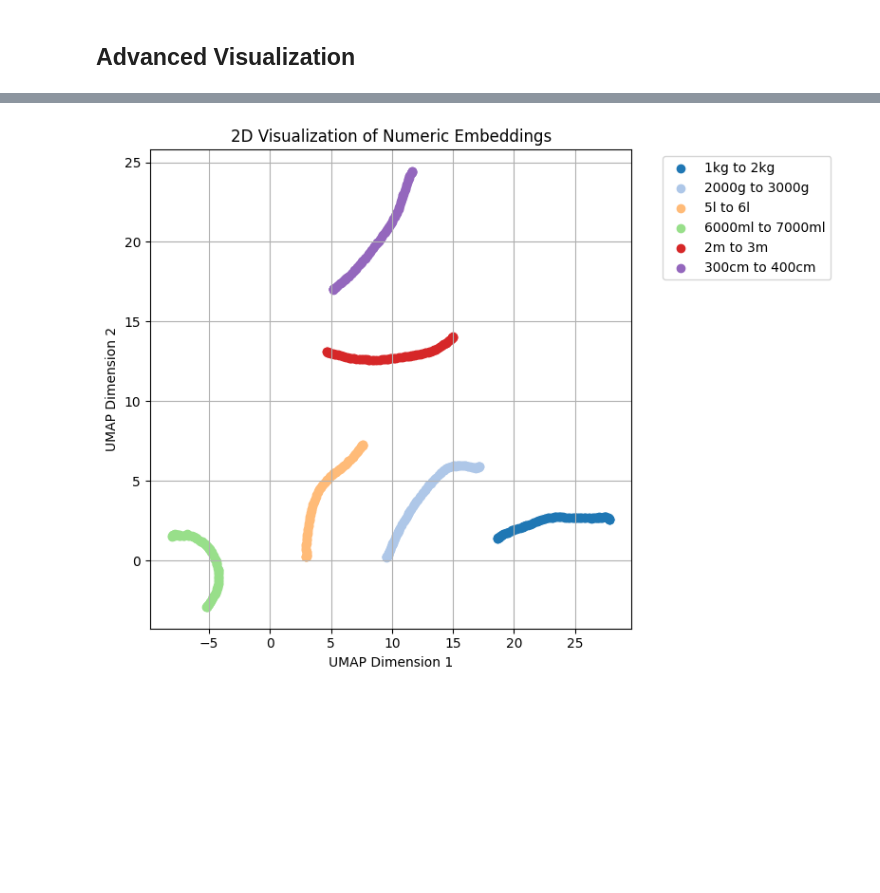
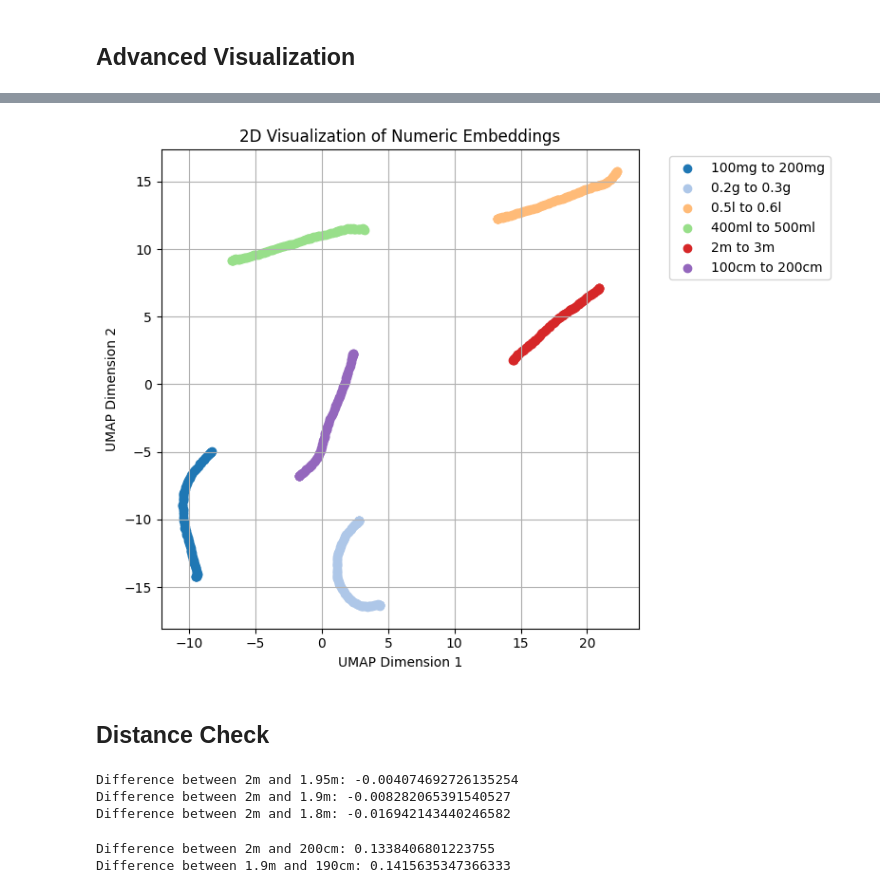
Before and after one commit to sucpark/NumericalNet, a Jupyter notebook: notebooks/test_numericnet_v1.ipynb, the cells around one changed output, grey strips where cells are left out. Saved outputs shown, nothing was run; the diff lists cells and outputs as text; code cells hidden in the pictures; blank space fills up the shorter version.

```diff
--- a/notebooks/test_numericnet_v1.ipynb
+++ b/notebooks/test_numericnet_v1.ipynb
@@ -223,5 +230,5 @@ plot_loss(train_losses, valid_losses)
 # %%
-output_path = "../output/numericnet_v1"
+output_path = "../output/20240403_numericalnet_small_dim200"
 os.makedirs(output_path, exist_ok=True)
 
 unit_to_idx_path = os.path.join(output_path, "unit_to_idx.json")
@@ -321,16 +328,15 @@ digit_unit_ranges = [
     ("cm", 1, 100, 0.1),
 ]
 
-# Get Digit*Unit Embedding
 numeric_digit_embeddings = []
 numeric_digit_labels = []
-for idx, (unit, start, end, step) in enumerate(digit_unit_ranges):
-    temp_digit_unit_range = get_numeric_range(start, end, step)
-    for digit in temp_digit_unit_range:
-        temp_embedding = get_numeric_unit_embedding(digit, unit, model, device)
-        numeric_digit_embeddings.append(temp_embedding)
-        temp_label = np.ones(temp_embedding.shape[0])*idx
-        numeric_digit_labels.append(temp_label)
+with torch.no_grad():
+    for idx, (unit, start, end, step) in enumerate(digit_unit_ranges):
+        temp_digit_unit_range = get_numeric_range(start, end, step)
+        for digit in temp_digit_unit_range:
+            temp_embedding = model.get_digit_unit_embedding(digit, unit)
+            numeric_digit_embeddings.append(temp_embedding.cpu().numpy())
+        numeric_digit_labels.append(np.ones(len(temp_digit_unit_range))*idx)
 
 embeddings = np.concatenate(numeric_digit_embeddings)
 embeddings_2d = apply_umap(embeddings)
@@ -457,45 +462,47 @@ plt.show()
 # %%
 digit_unit_ranges = [
-    ("kg", 1, 2, 0.01),
-    ("g", 2000, 3000, 10),
-    ("l", 5, 6, 0.01),
-    ("ml", 6000, 7000, 10),
+    ("mg", 100, 200, 1),
+    ("g", 0.2, 0.3, 0.001),
+    ("l", 0.5, 0.6, 0.001),
+    ("ml", 400, 500, 1),
     ("m", 2, 3, 0.01),
-    ("cm", 300, 400, 1),
+    ("cm", 100, 200, 1),
 ]
 
 numeric_digit_embeddings = []
 numeric_digit_labels = []
-for idx, (unit, start, end, step) in enumerate(digit_unit_ranges):
-    temp_digit_unit_range = get_numeric_range(start, end, step)
-    for digit in temp_digit_unit_range:
-        temp_embedding = get_numeric_unit_embedding(digit, unit, model, device)
-        numeric_digit_embeddings.append(temp_embedding)
-        temp_label = np.ones(temp_embedding.shape[0])*idx
-        numeric_digit_labels.append(temp_label)
+with torch.no_grad():
+    for idx, (unit, start, end, step) in enumerate(digit_unit_ranges):
+        temp_digit_unit_range = get_numeric_range(start, end, step)
+        for digit in temp_digit_unit_range:
+            temp_embedding = model.get_digit_unit_embedding(digit, unit)
+            numeric_digit_embeddings.append(temp_embedding.cpu().numpy())
+        numeric_digit_labels.append(np.ones(len(temp_digit_unit_range))*idx)
 
 embeddings = np.concatenate(numeric_digit_embeddings)
 embeddings_2d = apply_umap(embeddings)
 labels = np.concatenate(numeric_digit_labels)
 unique_labels = np.unique(labels)
 labels_text = [f'{x[1]}{x[0]} to {x[2]}{x[0]}' for x in digit_unit_ranges]
 
 # Generate colors for each range
 cmap = plt.cm.get_cmap('tab20', len(ranges))
 colors = [cmap(i) for i in range(len(ranges))]
 
 # Draw Plots
 plt.figure(figsize=(8, 6))
 for label, color, text in zip(unique_labels, colors, labels_text):
     mask = labels == label
     plt.scatter(embeddings_2d[mask, 0], embeddings_2d[mask, 1], c=color, label=text)
 
 plt.xlabel('UMAP Dimension 1')
 plt.ylabel('UMAP Dimension 2')
 plt.title('2D Visualization of Numeric Embeddings')
 plt.legend(bbox_to_anchor=(1.05, 1), loc='upper left')
 plt.grid(True)
 plt.tight_layout()
 plt.show()
 # %% [output]
-[figure, old version]
+[figure, new version]
+# %% [markdown]
+## Distance Check
@@ -501,0 +533,25 @@ plt.show()
+# %%
+# 2m vs 1.95m, 2m vs 1.9m, 2m vs 1.8m
+
+diff_2m_1_95m = np.linalg.norm(embedding_2m) - np.linalg.norm(embedding_1_95m)
+diff_2m_1_9m = np.linalg.norm(embedding_2m) - np.linalg.norm(embedding_1_9m)
+diff_2m_1_8m = np.linalg.norm(embedding_2m) - np.linalg.norm(embedding_1_8m)
+
+print(f"Difference between 2m and 1.95m: {diff_2m_1_95m}")
+print(f"Difference between 2m and 1.9m: {diff_2m_1_9m}")
+print(f"Difference between 2m and 1.8m: {diff_2m_1_8m}")
+# %% [output]
+Difference between 2m and 1.95m: -0.004074692726135254
+Difference between 2m and 1.9m: -0.008282065391540527
+Difference between 2m and 1.8m: -0.016942143440246582
+# %%
+# 2m vs 200cm, 1.9m vs 190cm
+
+diff_2m_200cm = np.linalg.norm(embedding_2m) - np.linalg.norm(embedding_200cm)
+diff_1_9m_190cm = np.linalg.norm(embedding_1_9m) - np.linalg.norm(embedding_190cm)
+
+print(f"Difference between 2m and 200cm: {diff_2m_200cm}")
+print(f'Difference between 1.9m and 190cm: {diff_1_9m_190cm}')
+# %% [output]
+Difference between 2m and 200cm: 0.1338406801223755
+Difference between 1.9m and 190cm: 0.1415635347366333
```
Also changed, not shown: parts of 17 cells of this notebook, 3 other files.
